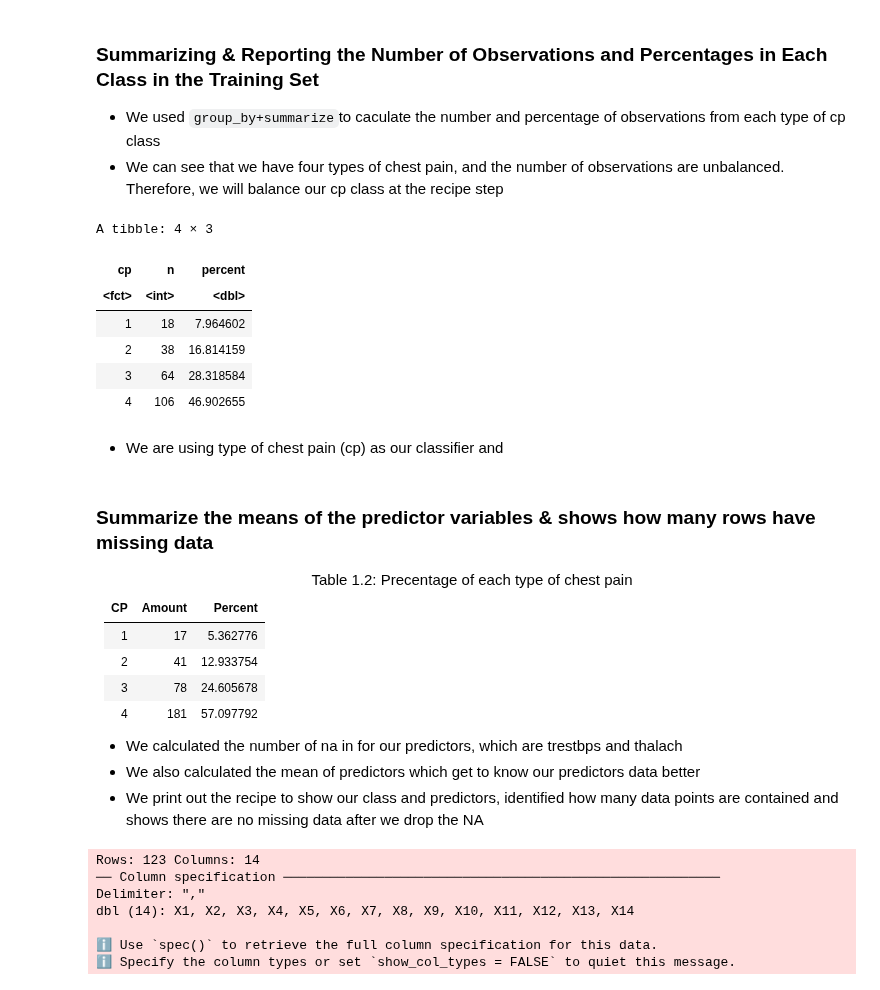
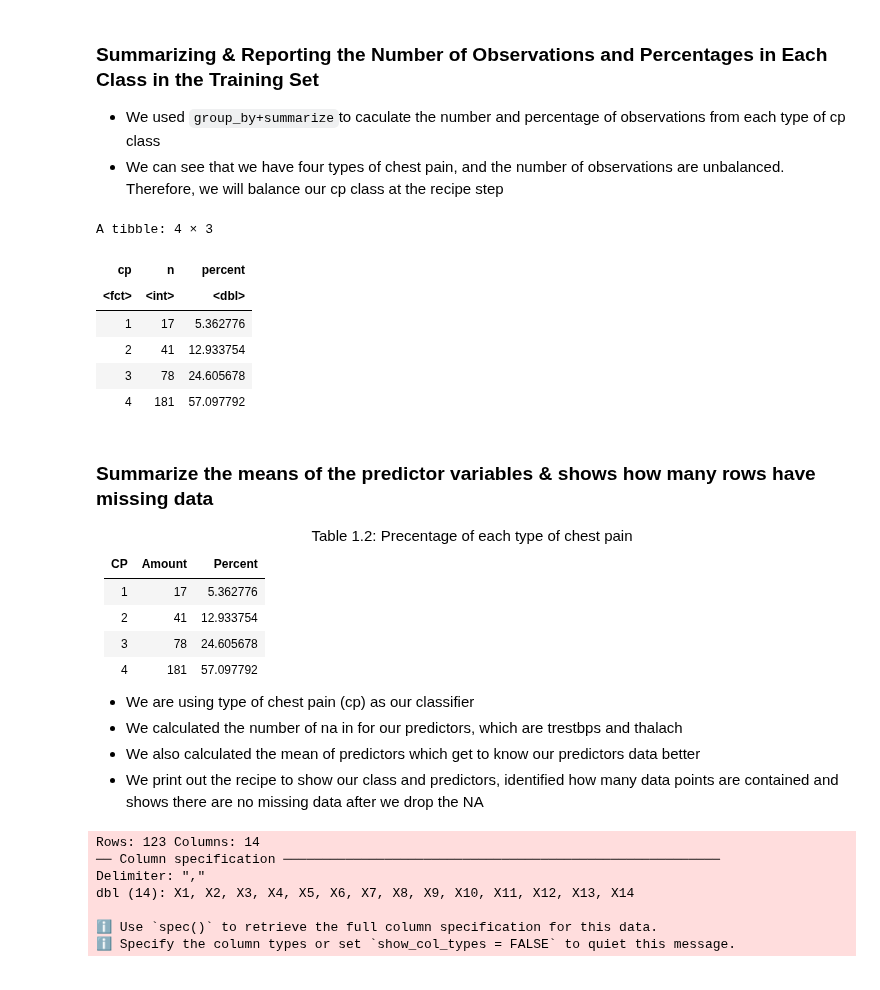
Before and after one commit to drkchu/chest-pain-classification, a Jupyter notebook: heart_disease.ipynb, the cells around one changed output. Saved outputs shown, nothing was run; the diff lists cells and outputs as text; code cells hidden in the pictures.

Commit message:
Added the tables back

```diff
--- a/heart_disease.ipynb
+++ b/heart_disease.ipynb
@@ -124,7 +127,7 @@ url <- "https://archive.ics.uci.edu/ml/machine-learning-databases/heart-disease/
 heart_disease_data_sw <- read_csv(url, col_names = FALSE, na = c("?")) |>
     setNames(c("age", "sex", "cp", "trestbps", "chol", "fbs", "restecg", "thalach", "exang", "oldpeak", "slope", "ca", "thal", "num")) |>
     mutate(cp = as_factor(cp)) |>
-    drop_na(age:num) |>
+    drop_na(trestbps, thalach) |>
     filter(trestbps != 0) |>
     filter(thalach != 0)
 #Switzerland's heart disease dataset
@@ -229,19 +212,16 @@ heart_disease_test <- testing(heart_disease_split)
 # %%
 heart_disease_observations <- heart_disease_train |>
                       group_by(cp) |>
                       summarize(n = n()) |>
                     mutate(percent = 100 * n / nrow(heart_disease_train))
-heart_disease_observations
 # %% [output]
 A tibble: 4 × 3
 | cp | n | percent |
 | <fct> | <int> | <dbl> |
-| 1 | 18 | 7.964602 |
-| 2 | 38 | 16.814159 |
-| 3 | 64 | 28.318584 |
-| 4 | 106 | 46.902655 |
+| 1 | 17 | 5.362776 |
+| 2 | 41 | 12.933754 |
+| 3 | 78 | 24.605678 |
+| 4 | 181 | 57.097792 |
-# %% [markdown]
-* We are using type of chest pain (cp) as our classifier and
 # %% [markdown]
 ### Summarize the means of the predictor variables & shows how many rows have missing data
 
@@ -254,7 +234,7 @@ A tibble: 4 × 3
 |3 | 78 | 24.605678 |
 | 4 | 181| 57.097792|
 
-
+* We are using type of chest pain (cp) as our classifier
 * We calculated the number of na in for our predictors, which are trestbps and thalach
 * We also calculated the mean of predictors which get to know our predictors data better
 * We print out the recipe to show our class and predictors, identified how many data points are contained and shows there are no missing data after we drop the NA
```
Also changed, not shown: parts of 13 cells of this notebook.
